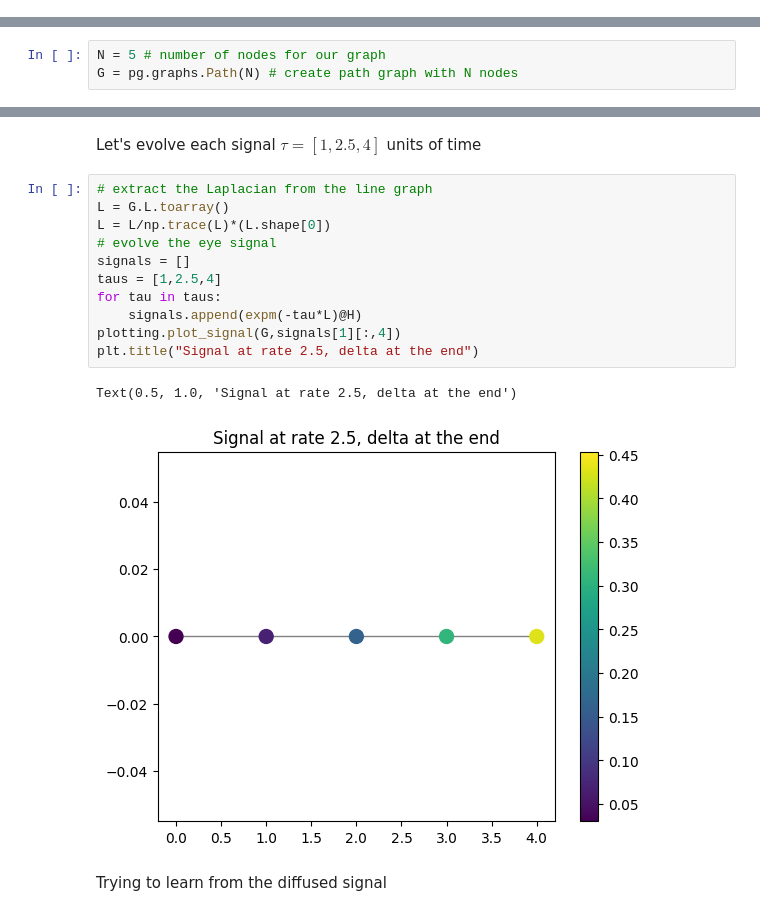
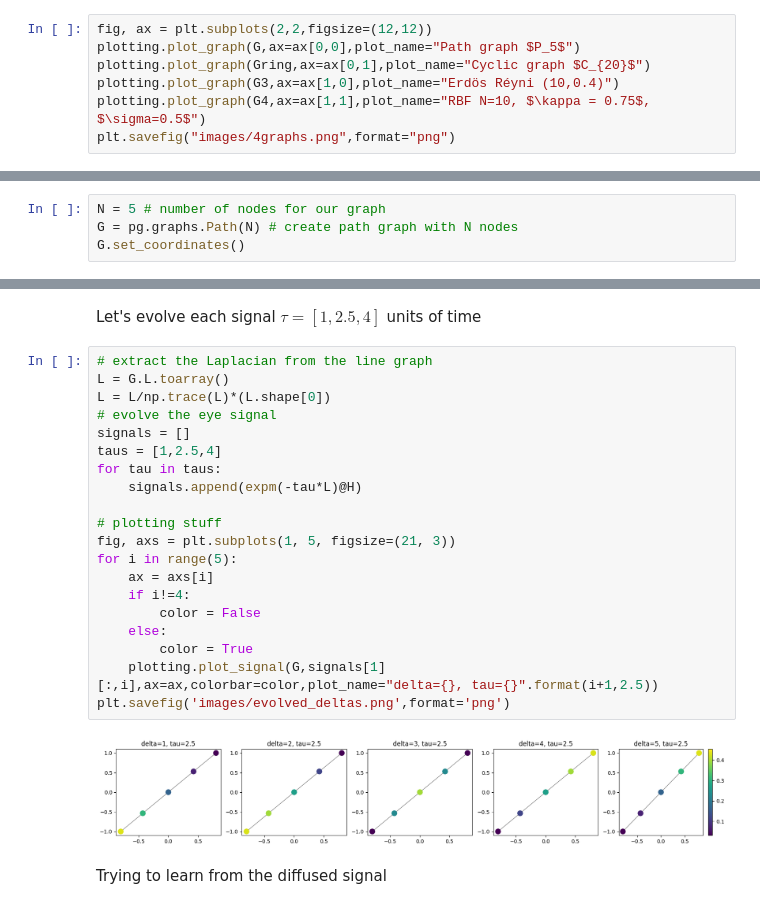
Before and after one commit to AndresCenteno/Masters-Thesis, a Jupyter notebook: simple_example.ipynb, the cells around one changed output, grey strips where cells are left out. Cells and saved outputs as stored; diff of their text form.

```diff
--- a/simple_example.ipynb
+++ b/simple_example.ipynb
@@ -11,0 +20,7 @@ We will try to do a simple example, let's take a delta for each node and evolve
+# %%
+fig, ax = plt.subplots(2,2,figsize=(12,12))
+plotting.plot_graph(G,ax=ax[0,0],plot_name="Path graph $P_5$")
+plotting.plot_graph(Gring,ax=ax[0,1],plot_name="Cyclic graph $C_{20}$")
+plotting.plot_graph(G3,ax=ax[1,0],plot_name="Erdös Réyni (10,0.4)")
+plotting.plot_graph(G4,ax=ax[1,1],plot_name="RBF N=10, $\kappa = 0.75$, $\sigma=0.5$")
+plt.savefig("images/4graphs.png",format="png")
@@ -12,6 +29,7 @@ We will try to do a simple example, let's take a delta for each node and evolve
 # %%
 N = 5 # number of nodes for our graph
 G = pg.graphs.Path(N) # create path graph with N nodes
+G.set_coordinates()
 # %% [markdown]
 Deltas are the columns here
 # %%
@@ -29,17 +47,25 @@ Let's evolve each signal $\tau=[1,2.5,4]$ units of time
 # %%
 # extract the Laplacian from the line graph
 L = G.L.toarray()
 L = L/np.trace(L)*(L.shape[0])
 # evolve the eye signal
 signals = []
 taus = [1,2.5,4]
 for tau in taus:
     signals.append(expm(-tau*L)@H)
-plotting.plot_signal(G,signals[1][:,4])
-plt.title("Signal at rate 2.5, delta at the end")
+
+# plotting stuff
+fig, axs = plt.subplots(1, 5, figsize=(21, 3))
+for i in range(5):
+    ax = axs[i]
+    if i!=4:
+        color = False
+    else:
+        color = True
+    plotting.plot_signal(G,signals[1][:,i],ax=ax,colorbar=color,plot_name="delta={}, tau={}".format(i+1,2.5))
+plt.savefig('images/evolved_deltas.png',format='png')
 # %% [output]
-Text(0.5, 1.0, 'Signal at rate 2.5, delta at the end')
-[figure, old version]
+[figure, new version]
 # %% [markdown]
 Trying to learn from the diffused signal
 # %%
```
Also changed, not shown: parts of 22 cells of this notebook, 29 other files.
